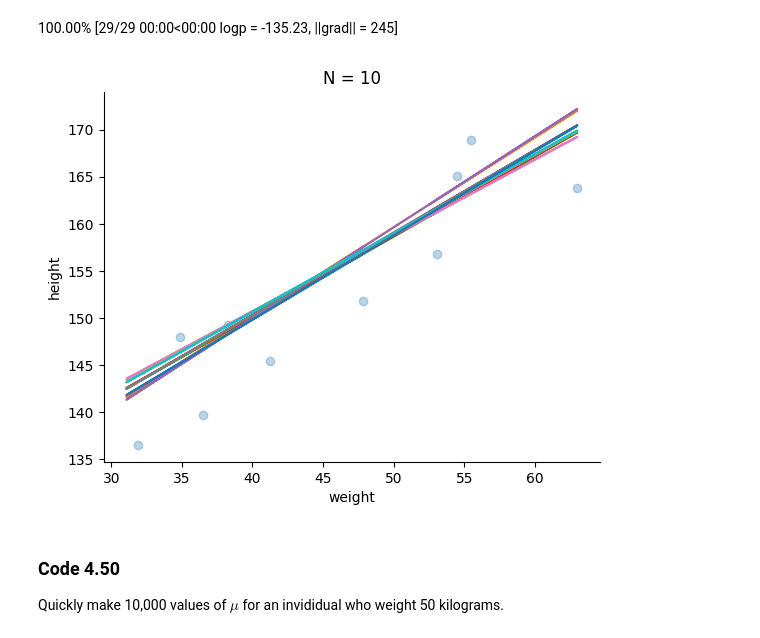
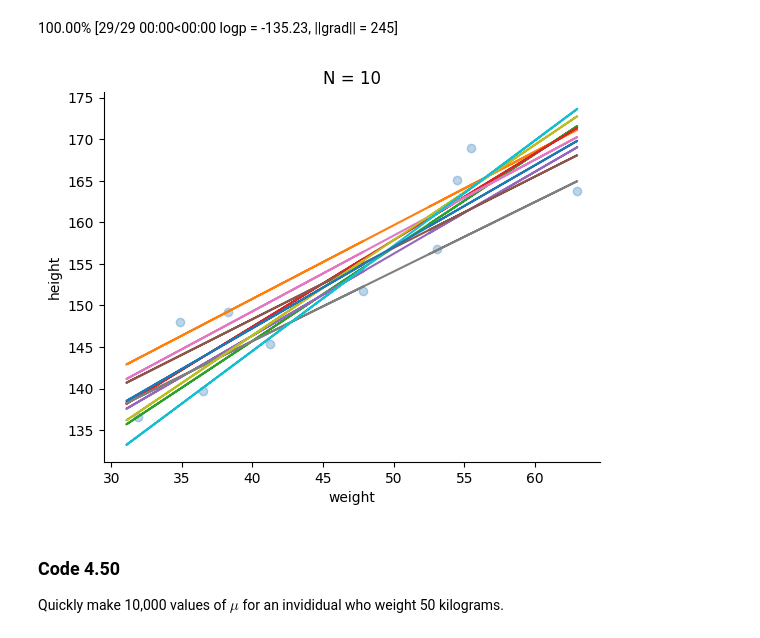
Before and after one commit to Gustavo-SF/Statistical-Rethinking-2Ed, a Jupyter notebook: chapters/4/samples.ipynb, the cells around one changed output. Saved outputs shown, nothing was run; the diff lists cells and outputs as text; code cells hidden in the pictures.

```diff
--- a/chapters/4/samples.ipynb
+++ b/chapters/4/samples.ipynb
@@ -666,23 +666,22 @@ posteriormN = stats.multivariate_normal(mean=mean, cov=cov)
 100.00% [29/29 00:00<00:00 logp = -135.23, ||grad|| = 245]
 # %%
 # extract 20 samples from the posterior
-post = posteriormN.rvs(size=20)
+post = posteriormN.rvs(size=N)
 
 # display raw data and sample size
 fig, ax = plt.subplots()
 plt.plot(dN['weight'], dN['height'], 'o', alpha=0.3)
-post = posterior4_3.rvs(size=100_000)
 plt.title('N = 10')
 a = post[:, 0]
 b = post[:, 1]
 for i in range(N):
     plt.plot(d2['weight'], a[i] + b[i]*(d2['weight'] - xbar))
 plt.xlabel('weight')
 plt.ylabel('height')
 ax.spines.right.set_visible(False)
 ax.spines.top.set_visible(False)
 # %% [output]
-[figure, old version]
+[figure, new version]
 # %% [markdown]
 ### Code 4.50
 
```
Also changed, not shown: parts of 25 cells of this notebook, 1 other file.
